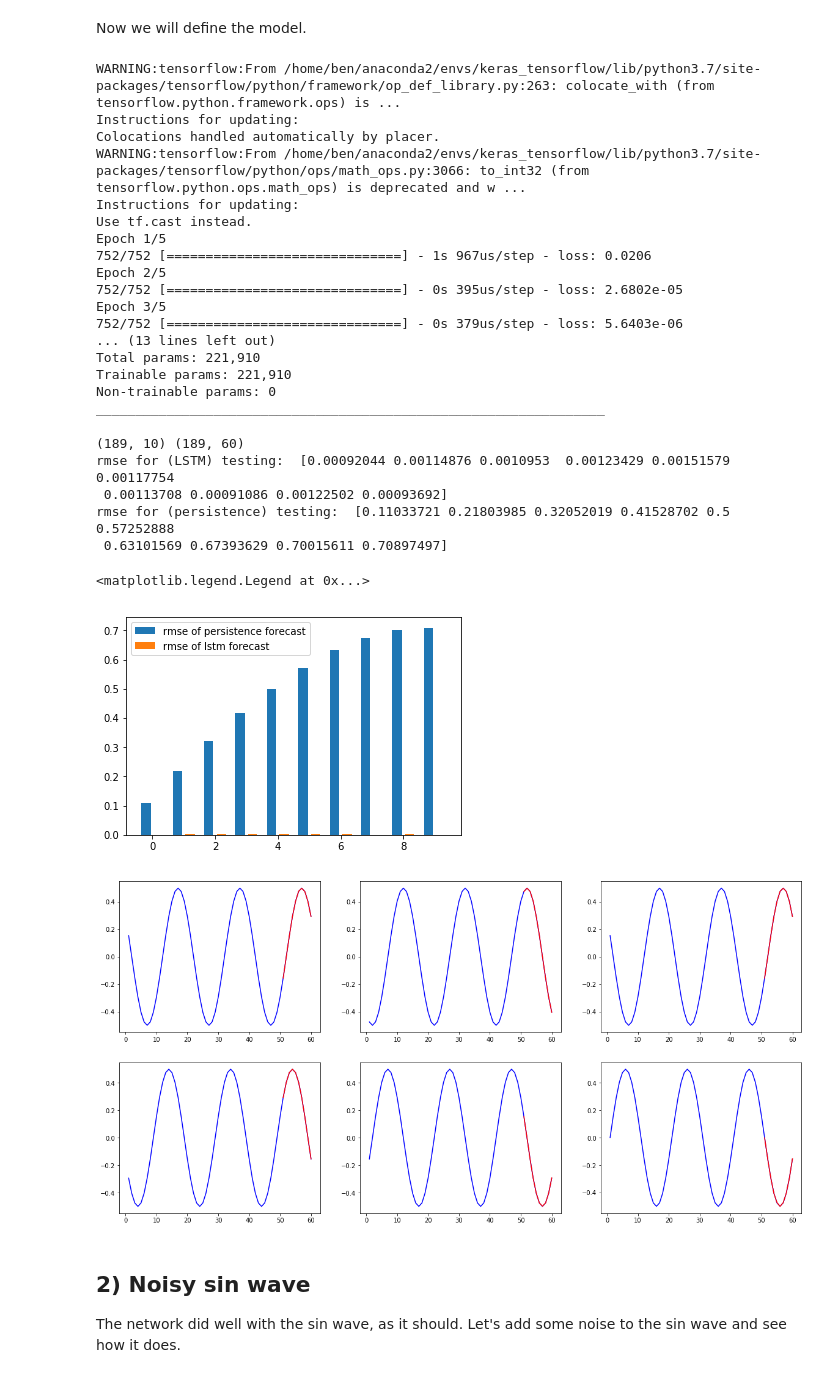
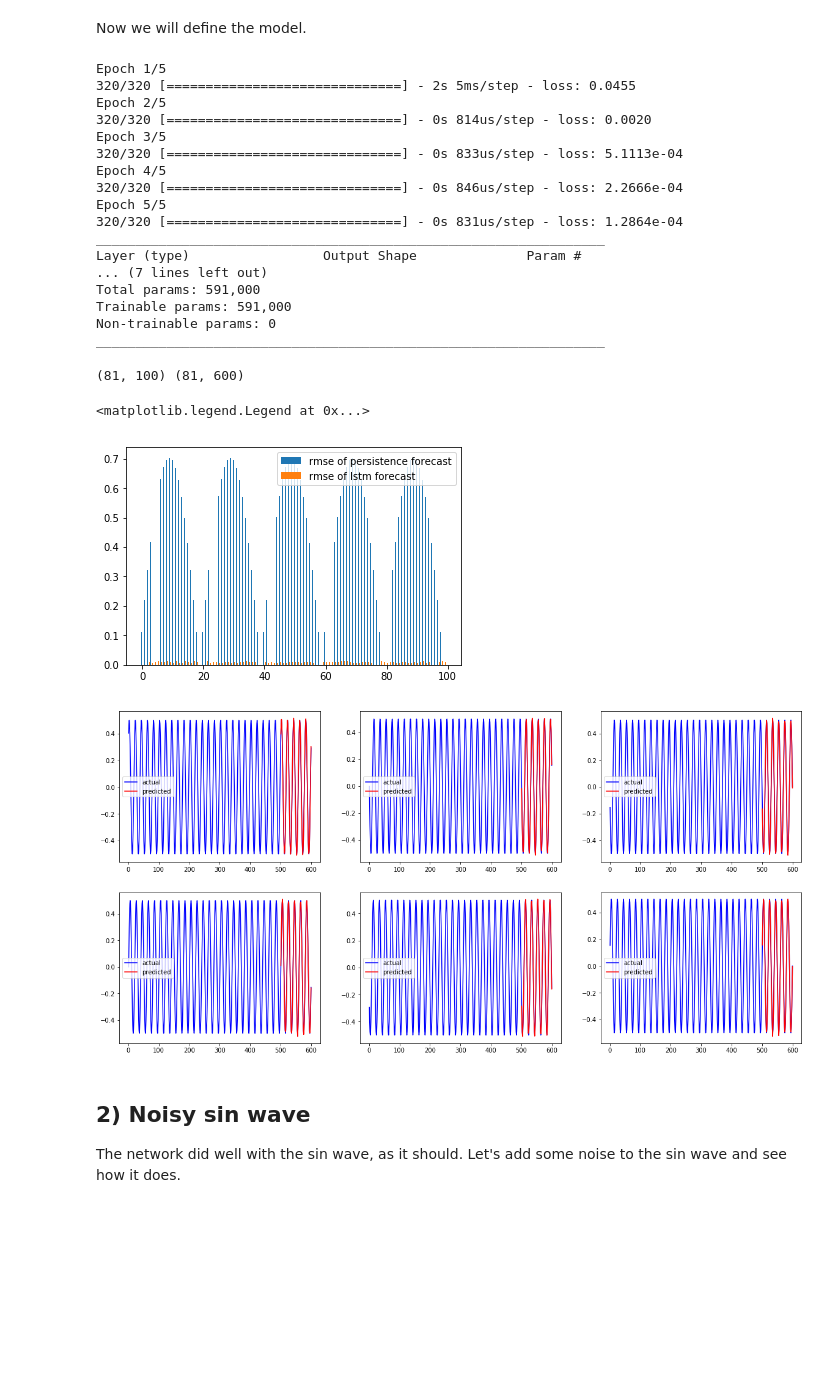
Before and after one commit to latimerb/LFP_Prediction, a Jupyter notebook: Univar_LSTM.ipynb, the cells around one changed output. Cells and saved outputs as stored; diff of their text form; code cells hidden in the pictures; blank space fills up the shorter version.

Commit message:
updated a the LSTM_Univar notebook

```diff
--- a/Univar_LSTM.ipynb
+++ b/Univar_LSTM.ipynb
@@ -35,9 +34,10 @@ Use the series_to_supervised function to transform the time series into a superv
 # %%
 from utils import series_to_supervised
 
-num_predict = 10
+num_lookback = 500
+num_predict = 100
 # n_in is the number of samples for "input" and n_out is the number for "output", or prediction
-supervised_dataset = series_to_supervised(dataset[:,1:2],n_in=50,n_out=num_predict)
+supervised_dataset = series_to_supervised(dataset[:,1:2],n_in=num_lookback,n_out=num_predict)
 sup_ds = supervised_dataset.values
 # %% [markdown]
 The data will typically need to be scaled. Here, we perform mean normalization to scale the data.
@@ -77,21 +77,21 @@ def fit_lstm(train, n_lag, n_batch, nb_epoch, n_neurons):
 model_lstm = fit_lstm(scaled_train, num_predict, 10, 5, 300)
 model_lstm.summary()
 # %% [output]
-WARNING:tensorflow:From /home/ben/anaconda2/envs/keras_tensorflow/lib/python3.7/site-packages/tensorflow/python/framework/op_def_library.py:263: colocate_with (from tensorflow.python.framework.ops) is ...
-Instructions for updating:
-Colocations handled automatically by placer.
-WARNING:tensorflow:From /home/ben/anaconda2/envs/keras_tensorflow/lib/python3.7/site-packages/tensorflow/python/ops/math_ops.py:3066: to_int32 (from tensorflow.python.ops.math_ops) is deprecated and w ...
-Instructions for updating:
-Use tf.cast instead.
 Epoch 1/5
-752/752 [==============================] - 1s 967us/step - loss: 0.0206
+320/320 [==============================] - 2s 5ms/step - loss: 0.0455
 Epoch 2/5
-752/752 [==============================] - 0s 395us/step - loss: 2.6802e-05
+320/320 [==============================] - 0s 814us/step - loss: 0.0020
 Epoch 3/5
-752/752 [==============================] - 0s 379us/step - loss: 5.6403e-06
-... (13 lines left out)
-Total params: 221,910
-Trainable params: 221,910
+320/320 [==============================] - 0s 833us/step - loss: 5.1113e-04
+Epoch 4/5
+320/320 [==============================] - 0s 846us/step - loss: 2.2666e-04
+Epoch 5/5
+320/320 [==============================] - 0s 831us/step - loss: 1.2864e-04
+_________________________________________________________________
+Layer (type)                 Output Shape              Param #
+... (7 lines left out)
+Total params: 591,000
+Trainable params: 591,000
 Non-trainable params: 0
 _________________________________________________________________
 # %%
@@ -118,39 +118,32 @@ y_pers_test = np.transpose(np.tile(scaled_test[:,-num_predict-1], (num_predict,1
 
 print(scaled_forecasts.shape,scaled_test.shape)
 
-rmse_lstm_test = np.sqrt(np.mean((scaled_forecasts-scaled_test[:,-10:])**2,axis=0))
-print("rmse for (LSTM) testing: ", rmse_lstm_test)
+rmse_lstm_test = np.sqrt(np.mean((scaled_forecasts-scaled_test[:,-num_predict:])**2,axis=0))
 
-rmse_pers_test = np.sqrt(np.mean((y_pers_test-scaled_test[:,-10:])**2,axis=0))
-print("rmse for (persistence) testing: ", rmse_pers_test)
+rmse_pers_test = np.sqrt(np.mean((y_pers_test-scaled_test[:,-num_predict:])**2,axis=0))
 
 plt.figure()
 plt.bar(np.arange(0,num_predict)-0.2,rmse_pers_test,0.3,label='rmse of persistence forecast')
 plt.bar(np.arange(0,num_predict)+0.2,rmse_lstm_test,0.3,label='rmse of lstm forecast')
 plt.legend()
 # %% [output]
-(189, 10) (189, 60)
-rmse for (LSTM) testing:  [0.00092044 0.00114876 0.0010953  0.00123429 0.00151579 0.00117754
- 0.00113708 0.00091086 0.00122502 0.00093692]
-rmse for (persistence) testing:  [0.11033721 0.21803985 0.32052019 0.41528702 0.5        0.57252888
- 0.63101569 0.67393629 0.70015611 0.70897497]
+(81, 100) (81, 600)
 <matplotlib.legend.Legend at 0x...>
-[figure, old version]
+[figure, new version]
 # %%
 #look at a random sample to see how we did
-
-num_lookback = 50
-num_predict = 10
+%matplotlib inline
 chunk_size = num_lookback + num_predict
 
 plt.figure(figsize=(20,10))
 for i in np.arange(1,7):
     sample = np.random.randint(0,scaled_forecasts.shape[0])
     plt.subplot(2,3,i)
-    plt.plot(np.linspace(1,chunk_size,num=chunk_size),scl_sup_ds[sample+N_train,:],color='blue')
-    plt.plot(np.linspace(num_lookback+1,chunk_size,num=num_predict),scaled_forecasts[sample,:],color='red')
+    plt.plot(np.linspace(1,chunk_size,num=chunk_size),scl_sup_ds[sample+N_train,:],color='blue',label='actual')
+    plt.plot(np.linspace(num_lookback+1,chunk_size,num=num_predict),scaled_forecasts[sample,:],color='red',label='predicted')
+    plt.legend()
 # %% [output]
-[figure, old version]
+[figure, new version]
 # %% [markdown]
 ## 2) Noisy sin wave
 The network did well with the sin wave, as it should. Let's add some noise to the sin wave and see how it does.
```
Also changed, not shown: parts of 8 cells of this notebook.
